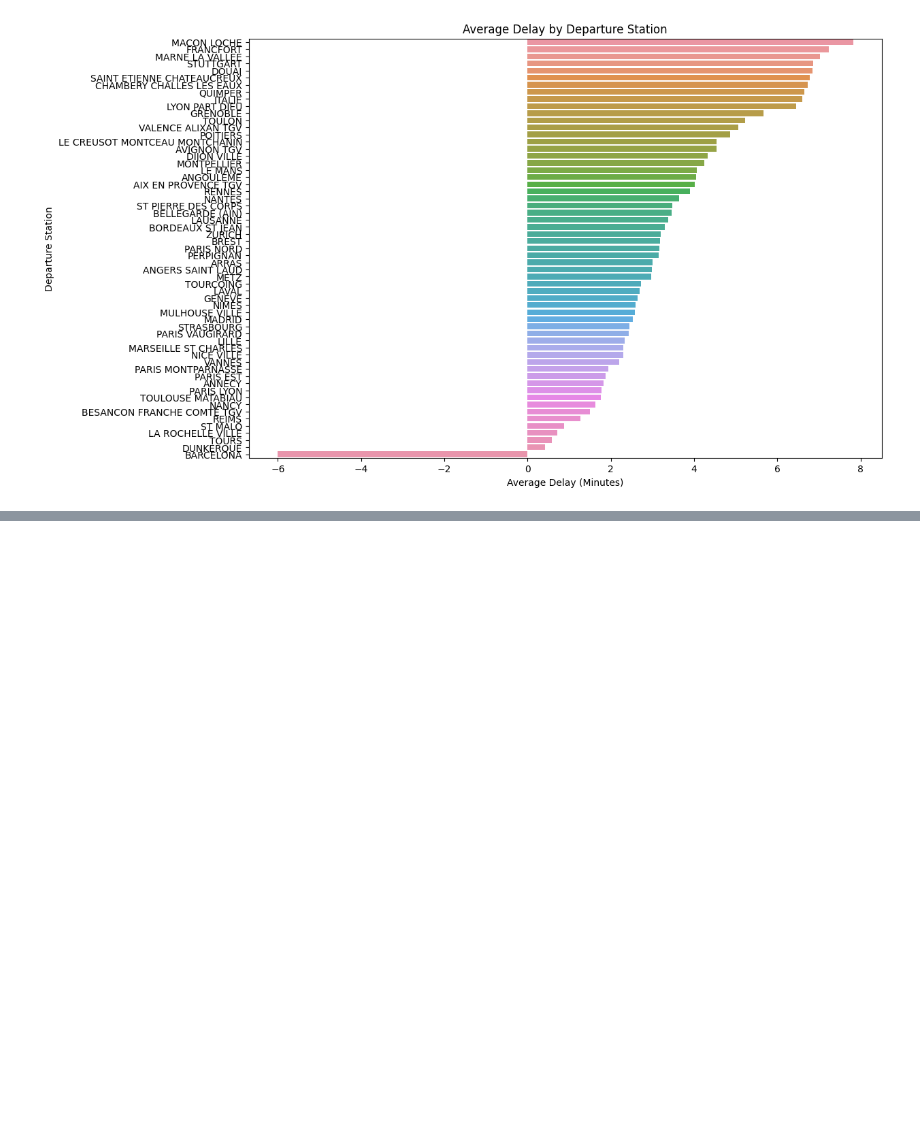
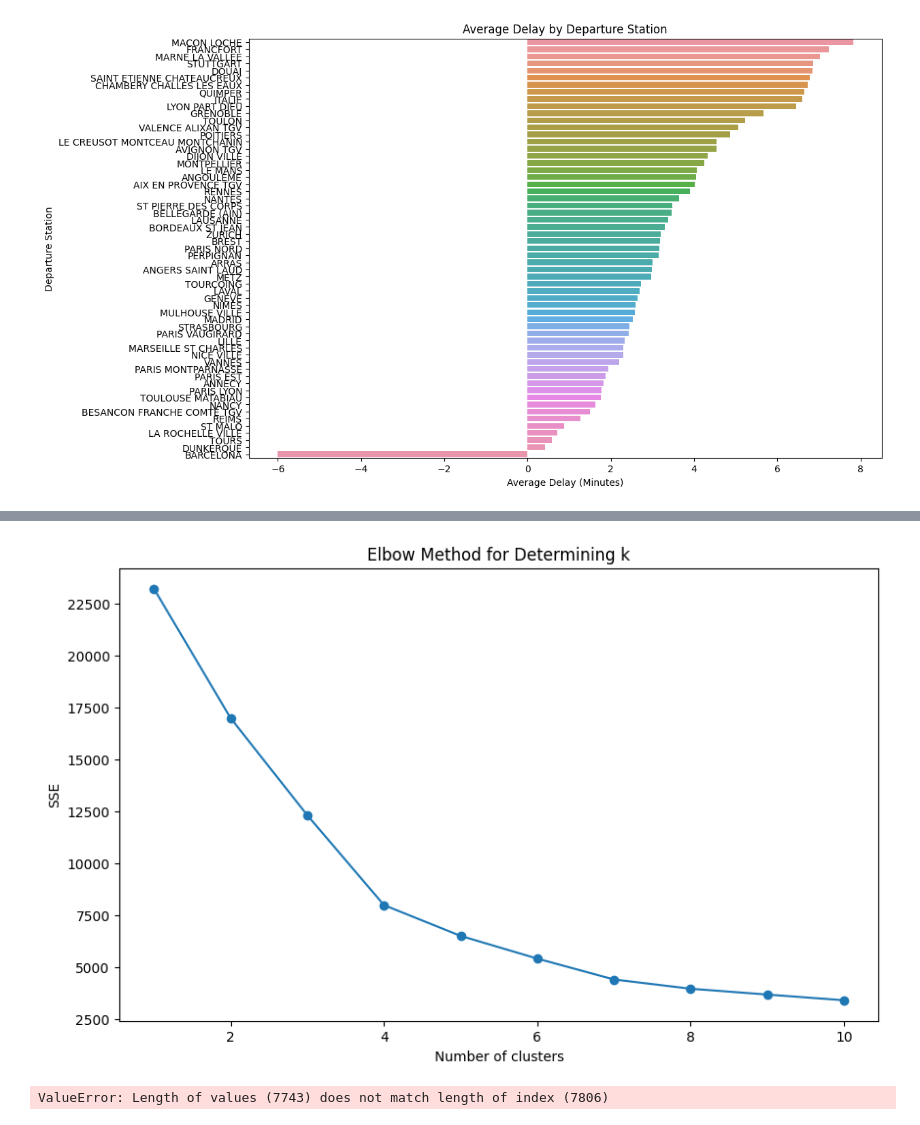
Before and after one commit to ZTW21/Detroit-Public-Transport-Clustering, a Jupyter notebook: Notebook.ipynb, the cells around one changed output, grey strips where cells are left out. Cells and saved outputs as stored; diff of their text form; code cells hidden in the pictures; blank space fills up the shorter version.

```diff
--- a/Notebook.ipynb
+++ b/Notebook.ipynb
@@ -97,0 +98,47 @@ plt.show()
+# %%
+from sklearn.preprocessing import StandardScaler
+
+X_cleaned = X.dropna()
+
+from sklearn.impute import SimpleImputer
+
+# Impute missing values with the mean
+imputer = SimpleImputer(strategy='mean')
+X_imputed = imputer.fit_transform(X)
+
+
+# Standardizing the features
+scaler = StandardScaler()
+X_scaled = scaler.fit_transform(X_cleaned)
+# %%
+from sklearn.cluster import KMeans
+
+# Using the Elbow Method to determine k
+sse = []
+for k in range(1, 11):
+    kmeans = KMeans(n_clusters=k, random_state=42)
+    kmeans.fit(X_scaled)
+    sse.append(kmeans.inertia_)
+
+plt.figure(figsize=(10, 6))
+plt.plot(range(1, 11), sse, marker='o')
+plt.title('Elbow Method for Determining k')
+plt.xlabel('Number of clusters')
+plt.ylabel('SSE')
+plt.show()
+# %% [output]
+[figure, added]
+# %%
+# Apply K-means with the chosen number of clusters
+optimal_k = 4
+kmeans = KMeans(n_clusters=optimal_k, random_state=42)
+clusters = kmeans.fit_predict(X_scaled)
+
+# Add the cluster labels to the original dataframe
+df2['Cluster'] = clusters
+
+# Analyzing the clusters
+clustered_data = df2.groupby('Cluster').mean()
+print(clustered_data)
+# %% [output]
+ValueError: Length of values (7743) does not match length of index (7806)
```
Also changed, not shown: parts of 1 cell of this notebook.
